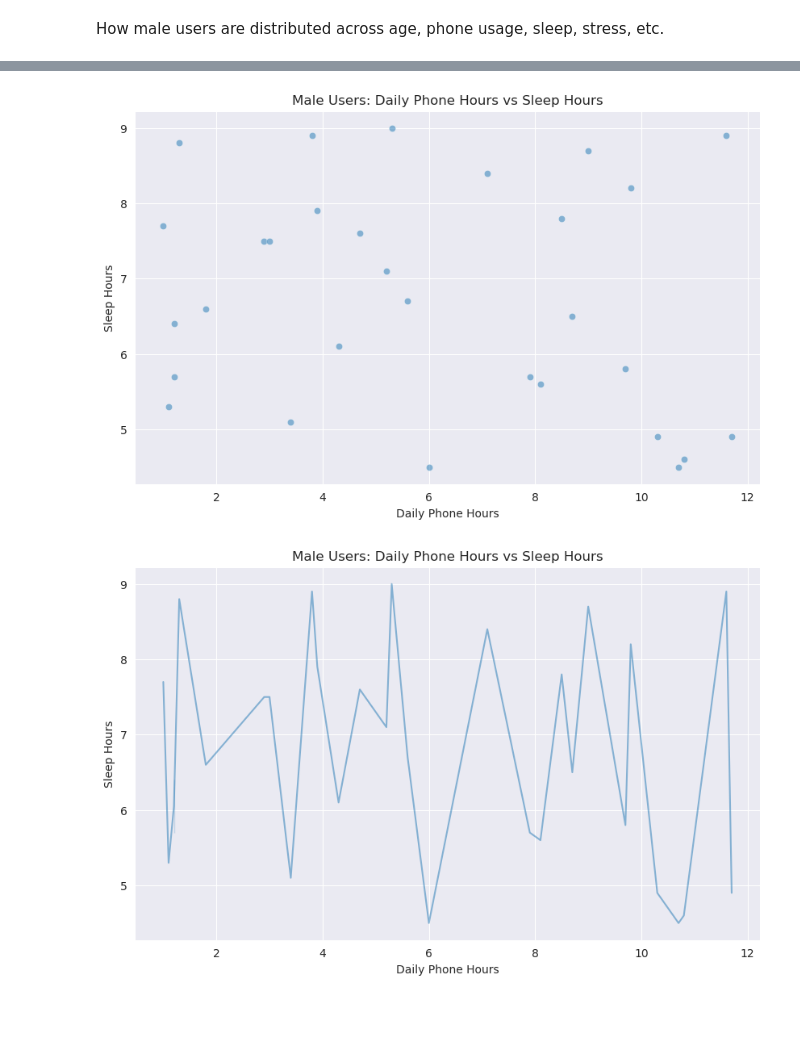
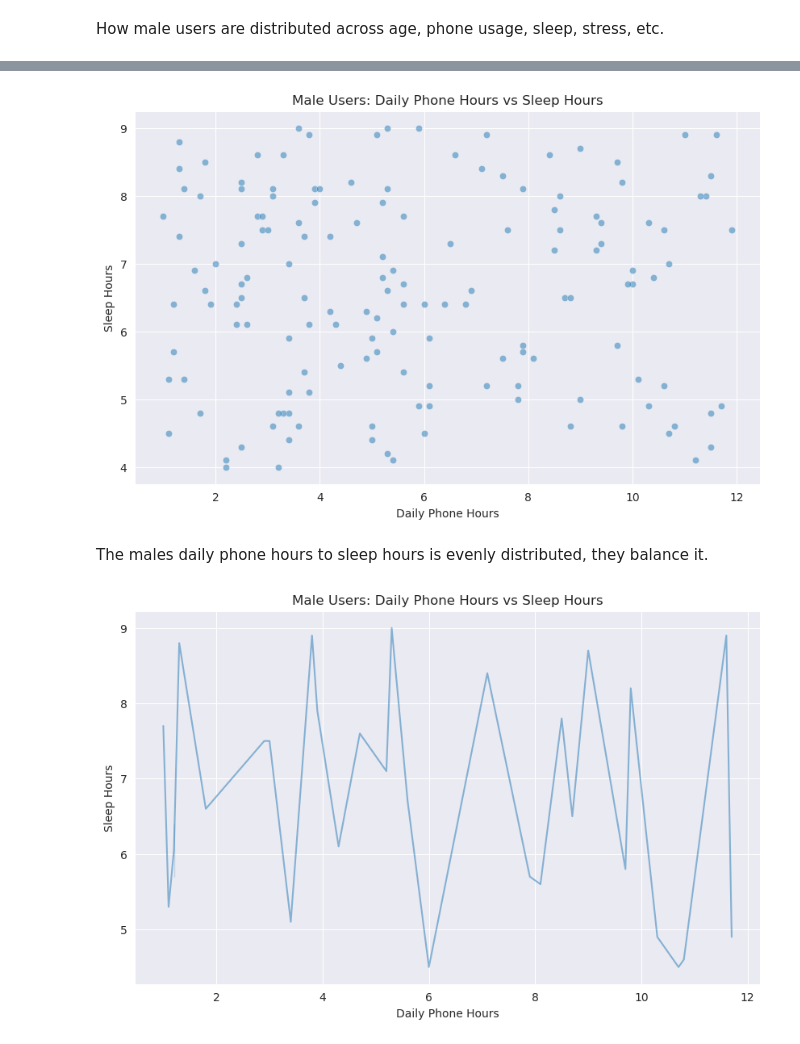
Before and after one commit to geff-ghost/screenTimeSleep, a Jupyter notebook: Smartphone_Usage_Statistics.ipynb, the cells around one changed output, grey strips where cells are left out. Saved outputs shown, nothing was run; the diff lists cells and outputs as text; code cells hidden in the pictures; blank space fills up the shorter version.

Commit message:
Males data frame has started showing variations in distribution
the work productivity scores are distribute better than other distributions

```diff
--- a/Smartphone_Usage_Statistics.ipynb
+++ b/Smartphone_Usage_Statistics.ipynb
@@ -11,6 +11,9 @@ import seaborn as sns
 %matplotlib inline
 # %%
 sns.set_style('darkgrid')
+
+import matplotlib
+matplotlib.rcParams['figure.figsize'] = (10,6)
 # %% [markdown]
 Now we can load the data set and inspect it
 # %%
@@ -139,13 +142,15 @@ male_df.head(10)
 # %%
 # Phone Usage vs Sleep (Scatter Plot)
 plt.figure(figsize=(10,6))
-sns.scatterplot(x='Daily_Phone_Hours', y='Sleep_Hours', data=male_df.head(30), alpha=0.5)
+sns.scatterplot(x='Daily_Phone_Hours', y='Sleep_Hours', data=male_df.head(150), alpha=0.5)
 plt.title('Male Users: Daily Phone Hours vs Sleep Hours')
 plt.xlabel('Daily Phone Hours')
 plt.ylabel('Sleep Hours')
 plt.show()
 # %% [output]
-[figure, old version]
+[figure, new version]
+# %% [markdown]
+The males daily phone hours to sleep hours is evenly distributed, they balance it.
 # %%
 # Phone Usage vs Sleep (Line Plot)
 plt.figure(figsize=(10,6))
```
Also changed, not shown: parts of 5 cells of this notebook.
